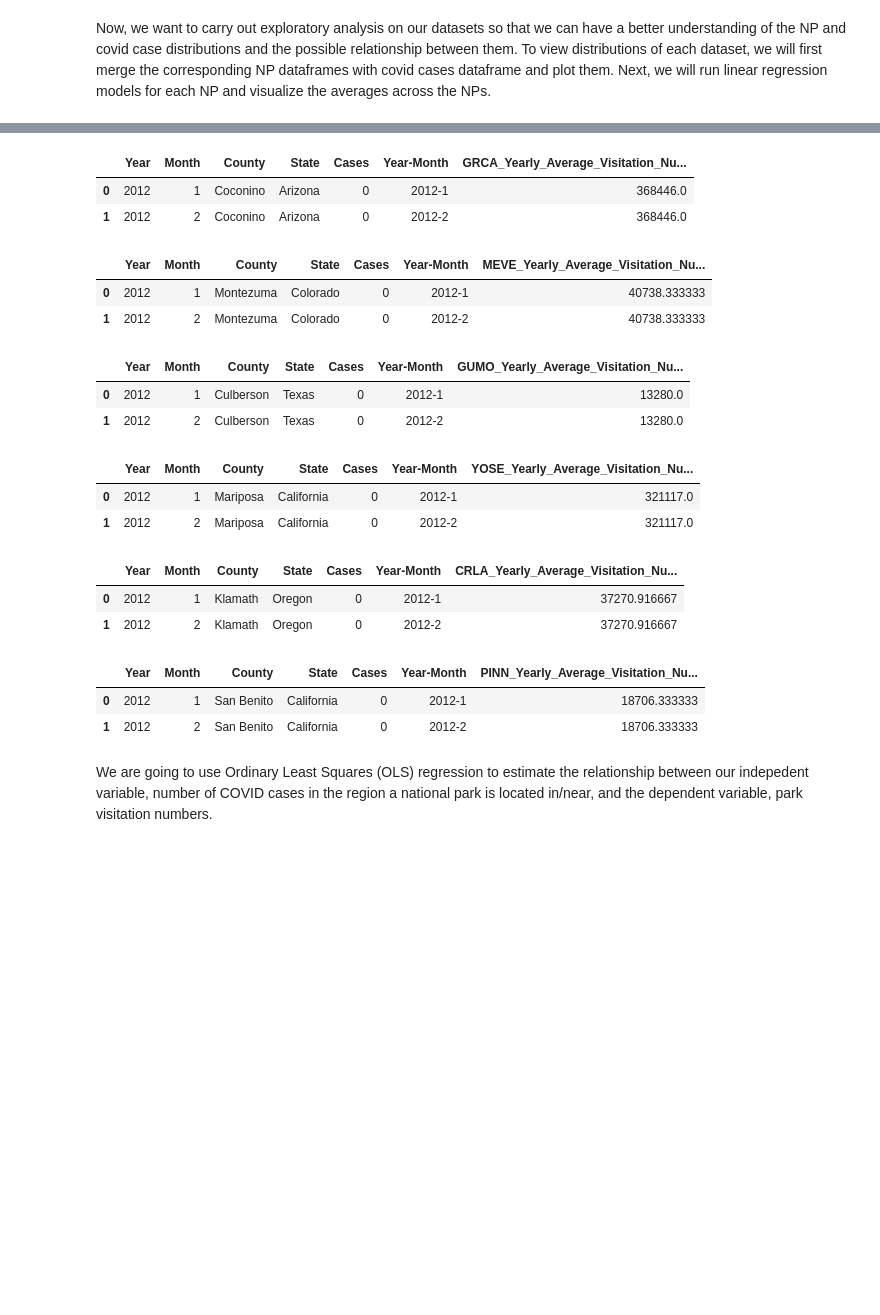
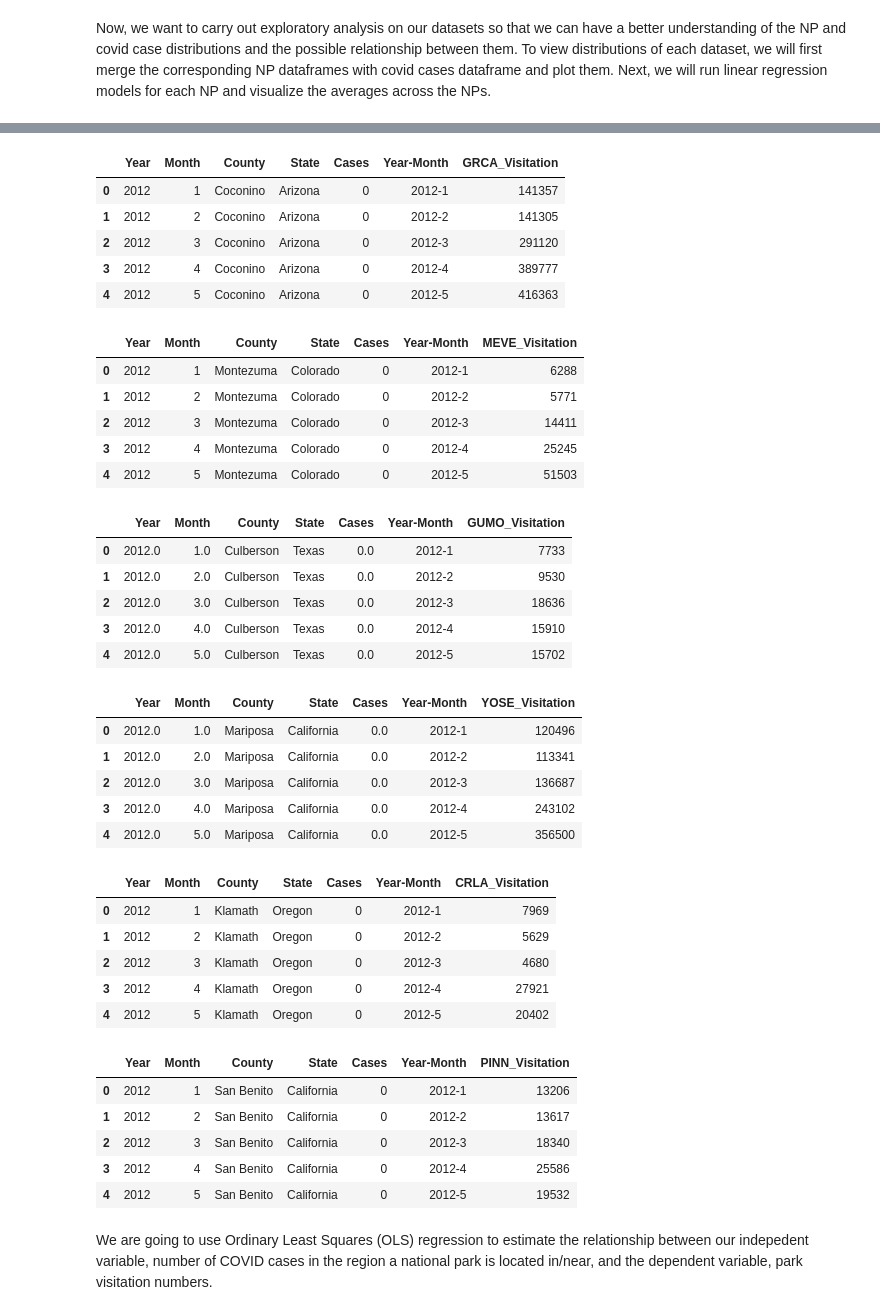
Before and after one commit to mqdhilla/COGS108_Repo, a Jupyter notebook: FinalProjectGroup043-Wi22.ipynb, the cells around one changed output, grey strips where cells are left out. Drawn from its saved outputs; the diff is of its cells as text; code cells hidden in the pictures; blank space fills up the shorter version.

```diff
--- a/FinalProjectGroup043-Wi22.ipynb
+++ b/FinalProjectGroup043-Wi22.ipynb
@@ -854,46 +878,64 @@ Now, we want to carry out exploratory analysis on our datasets so that we can ha
 # %%
 # combine each park and covid case dataset
-df_GRCA_covid_cases_12_21 = pd.merge(df_covid_cases_CN_12_21, df_GRCA_avg)[:2]
+df_GRCA_covid_cases_12_21 = pd.concat([df_covid_cases_CN_12_21, df_GRCA_month['GRCA_Visitation']], axis=1)
 df_GRCA_covid_cases_12_21.head()
 # %% [output]
-|  | Year | Month | County | State | Cases | Year-Month | GRCA_Yearly_Average_Visitation_Nu... |
-| 0 | 2012 | 1 | Coconino | Arizona | 0 | 2012-1 | 368446.0 |
-| 1 | 2012 | 2 | Coconino | Arizona | 0 | 2012-2 | 368446.0 |
+|  | Year | Month | County | State | Cases | Year-Month | GRCA_Visitation |
+| 0 | 2012 | 1 | Coconino | Arizona | 0 | 2012-1 | 141357 |
+| 1 | 2012 | 2 | Coconino | Arizona | 0 | 2012-2 | 141305 |
+| 2 | 2012 | 3 | Coconino | Arizona | 0 | 2012-3 | 291120 |
+| 3 | 2012 | 4 | Coconino | Arizona | 0 | 2012-4 | 389777 |
+| 4 | 2012 | 5 | Coconino | Arizona | 0 | 2012-5 | 416363 |
 # %%
-df_MEVE_covid_cases_12_21 = pd.merge(df_covid_cases_MO_12_21, df_MEVE_avg)[:2]
+df_MEVE_covid_cases_12_21 = pd.concat([df_covid_cases_MO_12_21, df_MEVE_month['MEVE_Visitation']], axis=1)
 df_MEVE_covid_cases_12_21.head()
 # %% [output]
-|  | Year | Month | County | State | Cases | Year-Month | MEVE_Yearly_Average_Visitation_Nu... |
-| 0 | 2012 | 1 | Montezuma | Colorado | 0 | 2012-1 | 40738.333333 |
-| 1 | 2012 | 2 | Montezuma | Colorado | 0 | 2012-2 | 40738.333333 |
+|  | Year | Month | County | State | Cases | Year-Month | MEVE_Visitation |
+| 0 | 2012 | 1 | Montezuma | Colorado | 0 | 2012-1 | 6288 |
+| 1 | 2012 | 2 | Montezuma | Colorado | 0 | 2012-2 | 5771 |
+| 2 | 2012 | 3 | Montezuma | Colorado | 0 | 2012-3 | 14411 |
+| 3 | 2012 | 4 | Montezuma | Colorado | 0 | 2012-4 | 25245 |
+| 4 | 2012 | 5 | Montezuma | Colorado | 0 | 2012-5 | 51503 |
 # %%
-df_GUMO_covid_cases_12_21 = pd.merge(df_covid_cases_CU_12_21, df_GUMO_avg)[:2]
+df_GUMO_covid_cases_12_21 = pd.concat([df_covid_cases_CU_12_21, df_GUMO_month['GUMO_Visitation']], axis=1)
 df_GUMO_covid_cases_12_21.head()
 # %% [output]
-|  | Year | Month | County | State | Cases | Year-Month | GUMO_Yearly_Average_Visitation_Nu... |
-| 0 | 2012 | 1 | Culberson | Texas | 0 | 2012-1 | 13280.0 |
-| 1 | 2012 | 2 | Culberson | Texas | 0 | 2012-2 | 13280.0 |
+|  | Year | Month | County | State | Cases | Year-Month | GUMO_Visitation |
+| 0 | 2012.0 | 1.0 | Culberson | Texas | 0.0 | 2012-1 | 7733 |
+| 1 | 2012.0 | 2.0 | Culberson | Texas | 0.0 | 2012-2 | 9530 |
+| 2 | 2012.0 | 3.0 | Culberson | Texas | 0.0 | 2012-3 | 18636 |
+| 3 | 2012.0 | 4.0 | Culberson | Texas | 0.0 | 2012-4 | 15910 |
+| 4 | 2012.0 | 5.0 | Culberson | Texas | 0.0 | 2012-5 | 15702 |
 # %%
-df_YOSE_covid_cases_12_21 = pd.merge(df_covid_cases_MR_12_21, df_YOSE_avg)[:2]
+df_YOSE_covid_cases_12_21 = pd.concat([df_covid_cases_MR_12_21, df_YOSE_month['YOSE_Visitation']], axis=1)
 df_YOSE_covid_cases_12_21.head()
 # %% [output]
-|  | Year | Month | County | State | Cases | Year-Month | YOSE_Yearly_Average_Visitation_Nu... |
-| 0 | 2012 | 1 | Mariposa | California | 0 | 2012-1 | 321117.0 |
-| 1 | 2012 | 2 | Mariposa | California | 0 | 2012-2 | 321117.0 |
+|  | Year | Month | County | State | Cases | Year-Month | YOSE_Visitation |
+| 0 | 2012.0 | 1.0 | Mariposa | California | 0.0 | 2012-1 | 120496 |
+| 1 | 2012.0 | 2.0 | Mariposa | California | 0.0 | 2012-2 | 113341 |
+| 2 | 2012.0 | 3.0 | Mariposa | California | 0.0 | 2012-3 | 136687 |
+| 3 | 2012.0 | 4.0 | Mariposa | California | 0.0 | 2012-4 | 243102 |
+| 4 | 2012.0 | 5.0 | Mariposa | California | 0.0 | 2012-5 | 356500 |
 # %%
-df_CRLA_covid_cases_12_21 = pd.merge(df_covid_cases_KL_12_21, df_CRLA_avg)[:2]
+df_CRLA_covid_cases_12_21 = pd.concat([df_covid_cases_KL_12_21, df_CRLA_month['CRLA_Visitation']], axis=1)
 df_CRLA_covid_cases_12_21.head()
 # %% [output]
-|  | Year | Month | County | State | Cases | Year-Month | CRLA_Yearly_Average_Visitation_Nu... |
-| 0 | 2012 | 1 | Klamath | Oregon | 0 | 2012-1 | 37270.916667 |
-| 1 | 2012 | 2 | Klamath | Oregon | 0 | 2012-2 | 37270.916667 |
+|  | Year | Month | County | State | Cases | Year-Month | CRLA_Visitation |
+| 0 | 2012 | 1 | Klamath | Oregon | 0 | 2012-1 | 7969 |
+| 1 | 2012 | 2 | Klamath | Oregon | 0 | 2012-2 | 5629 |
+| 2 | 2012 | 3 | Klamath | Oregon | 0 | 2012-3 | 4680 |
+| 3 | 2012 | 4 | Klamath | Oregon | 0 | 2012-4 | 27921 |
+| 4 | 2012 | 5 | Klamath | Oregon | 0 | 2012-5 | 20402 |
 # %%
-df_PINN_covid_cases_12_21 = pd.merge(df_covid_cases_SB_12_21, df_PINN_avg)[:2]
+df_PINN_covid_cases_12_21 = pd.concat([df_covid_cases_SB_12_21, df_PINN_month['PINN_Visitation']], axis=1)
 df_PINN_covid_cases_12_21.head()
 # %% [output]
-|  | Year | Month | County | State | Cases | Year-Month | PINN_Yearly_Average_Visitation_Nu... |
-| 0 | 2012 | 1 | San Benito | California | 0 | 2012-1 | 18706.333333 |
-| 1 | 2012 | 2 | San Benito | California | 0 | 2012-2 | 18706.333333 |
+|  | Year | Month | County | State | Cases | Year-Month | PINN_Visitation |
+| 0 | 2012 | 1 | San Benito | California | 0 | 2012-1 | 13206 |
+| 1 | 2012 | 2 | San Benito | California | 0 | 2012-2 | 13617 |
+| 2 | 2012 | 3 | San Benito | California | 0 | 2012-3 | 18340 |
+| 3 | 2012 | 4 | San Benito | California | 0 | 2012-4 | 25586 |
+| 4 | 2012 | 5 | San Benito | California | 0 | 2012-5 | 19532 |
 # %%
 # perform linear regressions (6)
 # %% [markdown]
```
Also changed, not shown: parts of 18 cells of this notebook.
